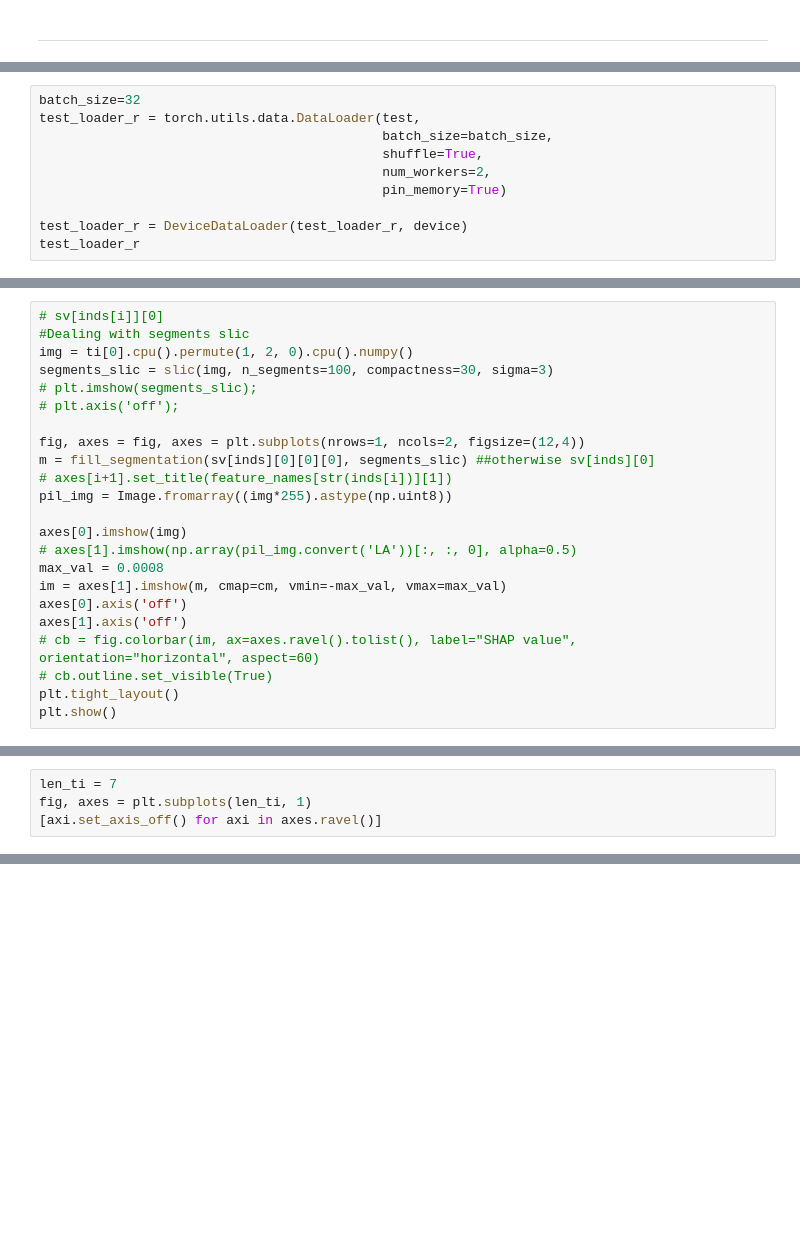
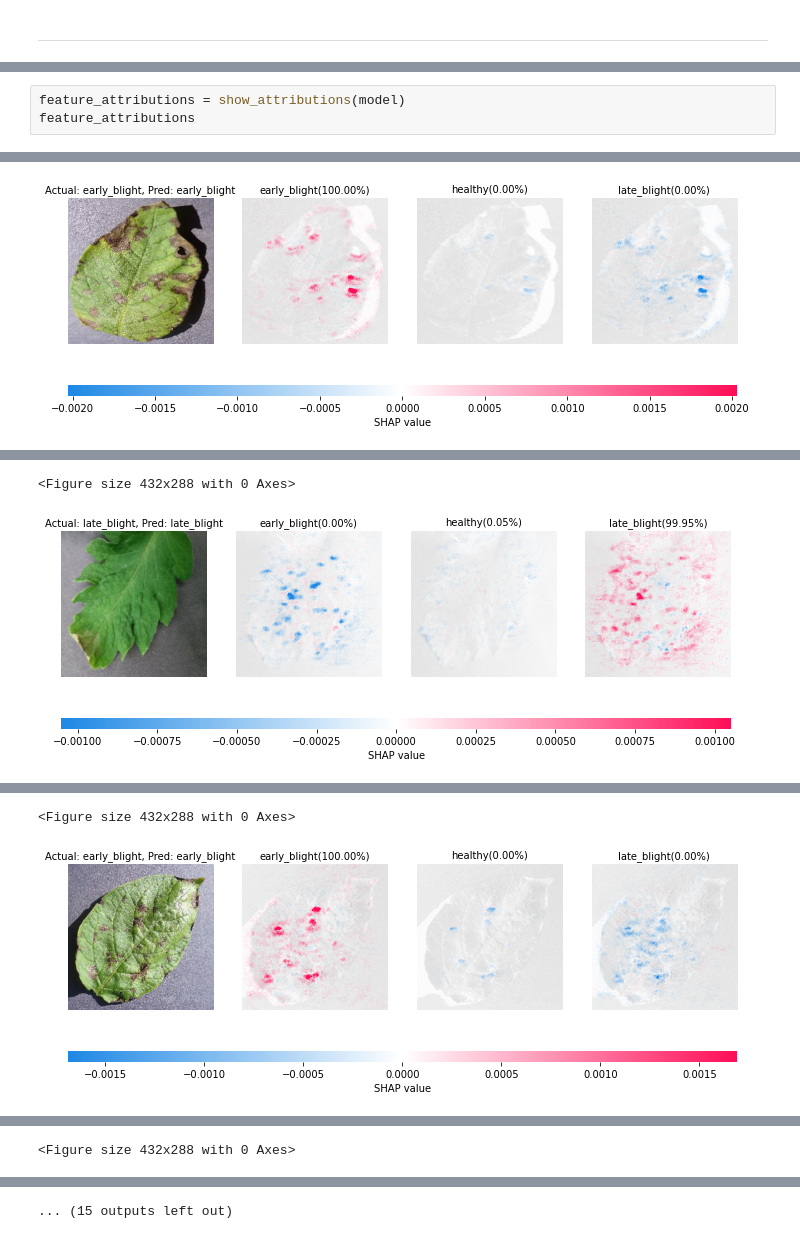
Before and after one commit to Alyeko/potato-tomato-blight-disease-detection, a Jupyter notebook: 2-using-the-already-trained-resnet9-model.ipynb, the cells around one changed output, grey strips where cells are left out. Drawn from its saved outputs; the diff is of its cells as text; blank space fills up the shorter version.

```diff
--- a/2-using-the-already-trained-resnet9-model.ipynb
+++ b/2-using-the-already-trained-resnet9-model.ipynb
@@ -386,10 +375,0 @@ type(test)
-# %%
-batch_size=32
-test_loader_r = torch.utils.data.DataLoader(test,
-                                            batch_size=batch_size,
-                                            shuffle=True,
-                                            num_workers=2,
-                                            pin_memory=True)
-
-test_loader_r = DeviceDataLoader(test_loader_r, device)
-test_loader_r
@@ -600,23 +401,0 @@ cm = LinearSegmentedColormap.from_list("shap", colors)
-# %%
-# sv[inds[i]][0]
-#Dealing with segments slic
-img = ti[0].cpu().permute(1, 2, 0).cpu().numpy()
-segments_slic = slic(img, n_segments=100, compactness=30, sigma=3)
-# plt.imshow(segments_slic);
-# plt.axis('off');
-
-fig, axes = fig, axes = plt.subplots(nrows=1, ncols=2, figsize=(12,4))
-m = fill_segmentation(sv[inds][0][0][0], segments_slic) ##otherwise sv[inds][0]
-# axes[i+1].set_title(feature_names[str(inds[i])][1])
-pil_img = Image.fromarray((img*255).astype(np.uint8))
-
-axes[0].imshow(img)
-# axes[1].imshow(np.array(pil_img.convert('LA'))[:, :, 0], alpha=0.5)
-max_val = 0.0008
-im = axes[1].imshow(m, cmap=cm, vmin=-max_val, vmax=max_val)
-axes[0].axis('off')
-axes[1].axis('off')
-# cb = fig.colorbar(im, ax=axes.ravel().tolist(), label="SHAP value", orientation="horizontal", aspect=60)
-# cb.outline.set_visible(True)
-plt.tight_layout()
-plt.show()
@@ -732,4 +401,0 @@ make the segmentation on the individual plot
-# %%
-len_ti = 7
-fig, axes = plt.subplots(len_ti, 1)
-[axi.set_axis_off() for axi in axes.ravel()]
@@ -737,0 +504,4 @@ preprocess_input?
+# %%
+feature_attributions = show_attributions(model)
+feature_attributions
+# %% [output]
@@ -737,0 +513 @@ preprocess_input?
+[figure, added]
@@ -737,0 +519,2 @@ preprocess_input?
+<Figure size 432x288 with 0 Axes>
+[figure, added]
@@ -737,0 +526,2 @@ preprocess_input?
+<Figure size 432x288 with 0 Axes>
+[figure, added]
@@ -737,0 +533 @@ preprocess_input?
+<Figure size 432x288 with 0 Axes>
@@ -737,0 +540 @@ preprocess_input?
+... (15 outputs left out)
```
Also changed, not shown: parts of 137 cells of this notebook.
